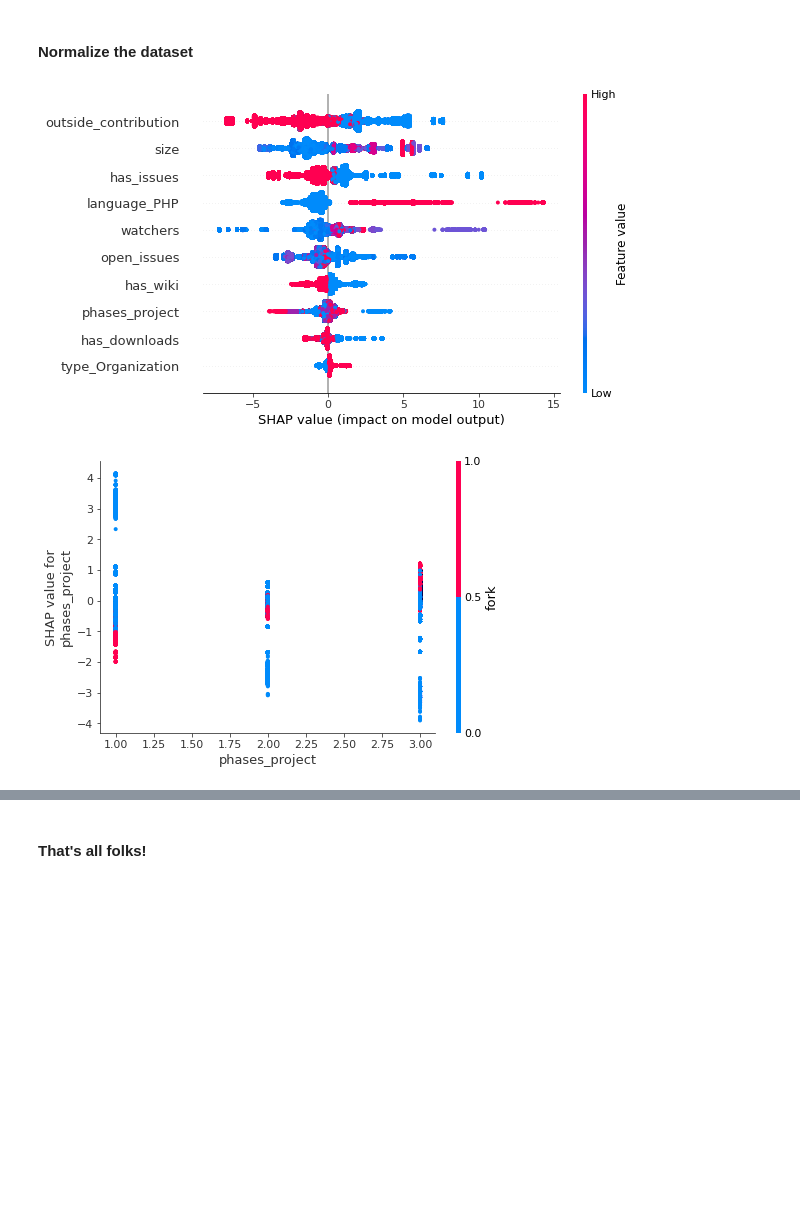
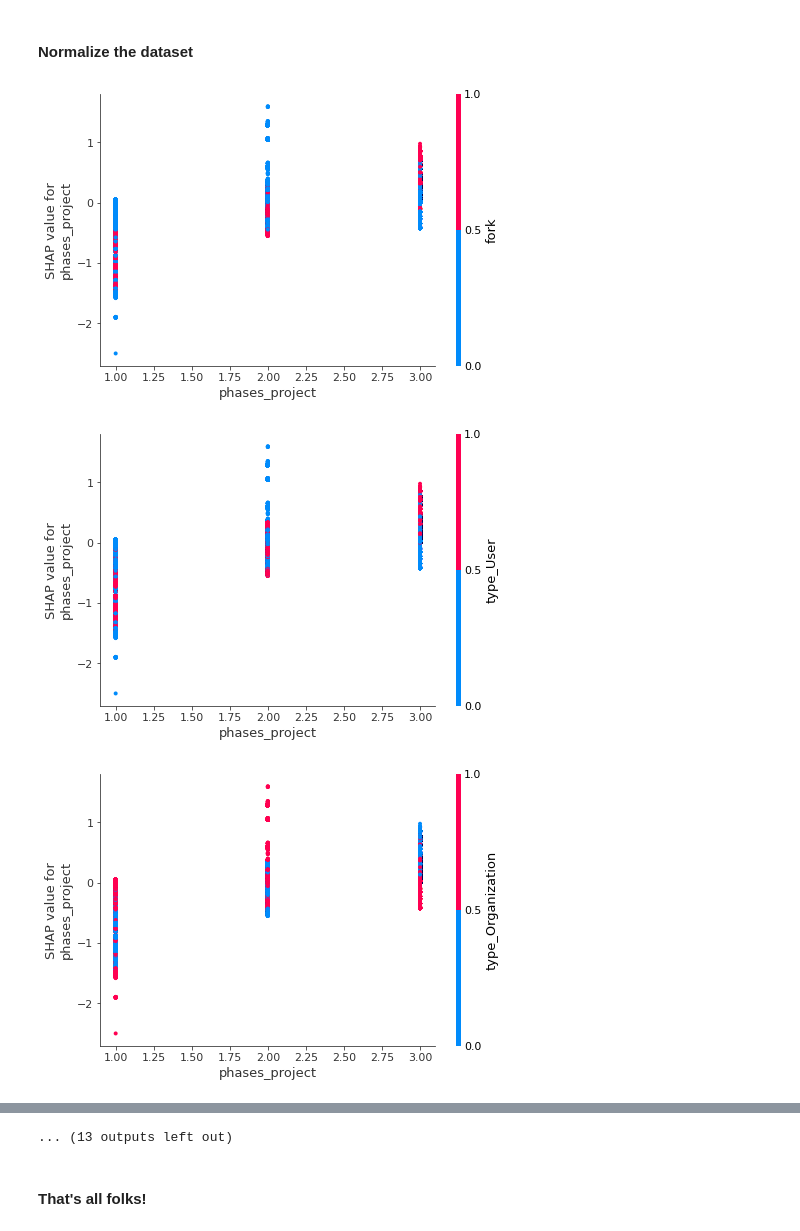
Before and after one commit to gesteves91/software-engineering-ml, a Jupyter notebook: notebooks/07-shap.ipynb, the cells around one changed output, grey strips where cells are left out. Drawn from its saved outputs; the diff is of its cells as text; code cells hidden in the pictures; blank space fills up the shorter version.

Commit message:
add the shap best features selected

```diff
--- a/notebooks/07-shap.ipynb
+++ b/notebooks/07-shap.ipynb
@@ -39,11 +39,11 @@ df.drop('language_CoffeeScript', axis=1, inplace=True)
 df.drop('language_Go', axis=1, inplace=True)
 df.drop('language_Java', axis=1, inplace=True)
 df.drop('language_JavaScript', axis=1, inplace=True)
-#df.drop('language_PHP', axis=1, inplace=True)
+df.drop('language_PHP', axis=1, inplace=True)
 df.drop('language_Perl', axis=1, inplace=True)
 df.drop('language_Python', axis=1, inplace=True)
 df.drop('language_R', axis=1, inplace=True)
-df.drop('language_Ruby', axis=1, inplace=True)
+#df.drop('language_Ruby', axis=1, inplace=True)
 df.drop('language_Scala', axis=1, inplace=True)
 df.drop('language_Shell', axis=1, inplace=True)
 df.drop('language_TypeScript', axis=1, inplace=True)
@@ -62,11 +62,19 @@ model = xgboost.train({"learning_rate": 0.01}, xgboost.DMatrix(X, label=y), 100)
 explainer = shap.TreeExplainer(model)
 shap_values = explainer.shap_values(X)
 # %%
-shap.summary_plot(shap_values, X, max_display=10)
+#shap.summary_plot(shap_values, X, max_display=10)
-# %% [output]
-[figure, removed]
 # %%
 # create a SHAP dependence plot to show the effect of a single feature across the whole dataset
-shap.dependence_plot("phases_project", shap_values, X)
+#shap.dependence_plot("phases_project", shap_values, X)
-# %% [output]
-[figure, removed]
+# %%
+# we can use shap.approximate_interactions to guess which features
+# may interact with age
+inds = shap.approximate_interactions("phases_project", shap_values, X)
+
+# make plots colored by each of the top three possible interacting features
+for i in range(25):
+    shap.dependence_plot("phases_project", shap_values, X, interaction_index=inds[i])
+# %% [output]
+[figure, added]
+[figure, added]
+[figure, added]
@@ -73,2 +90,3 @@ shap.dependence_plot("phases_project", shap_values, X)
+... (13 outputs left out)
 # %% [markdown]
 #### That's all folks!
```
Also changed, not shown: parts of 1 cell of this notebook.
